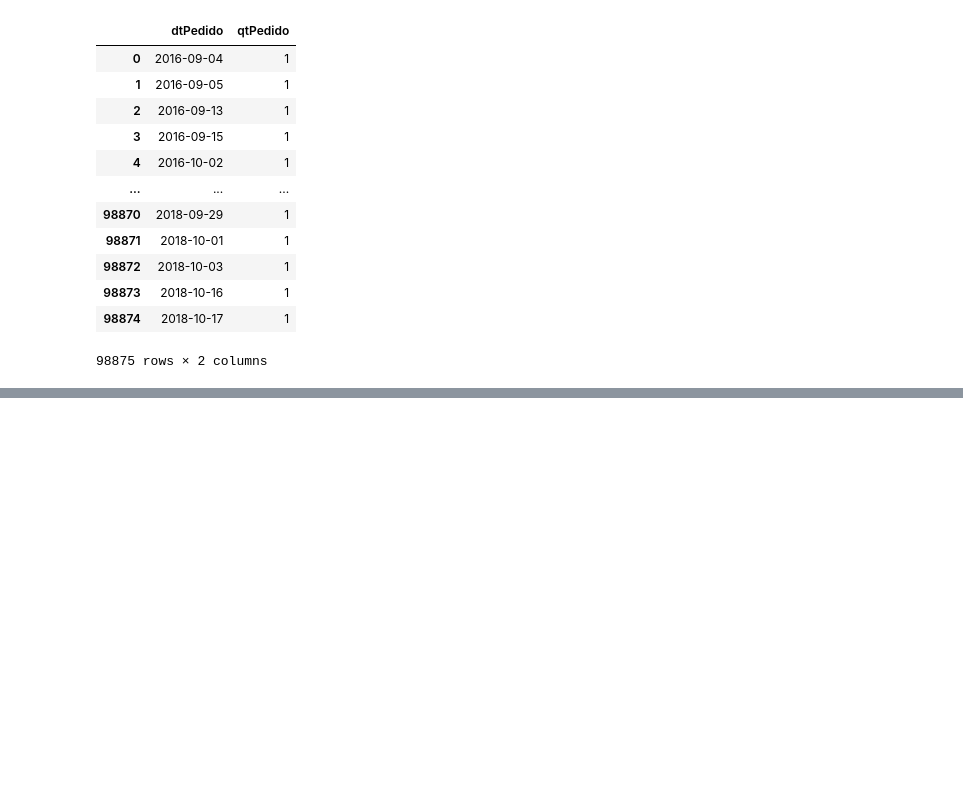
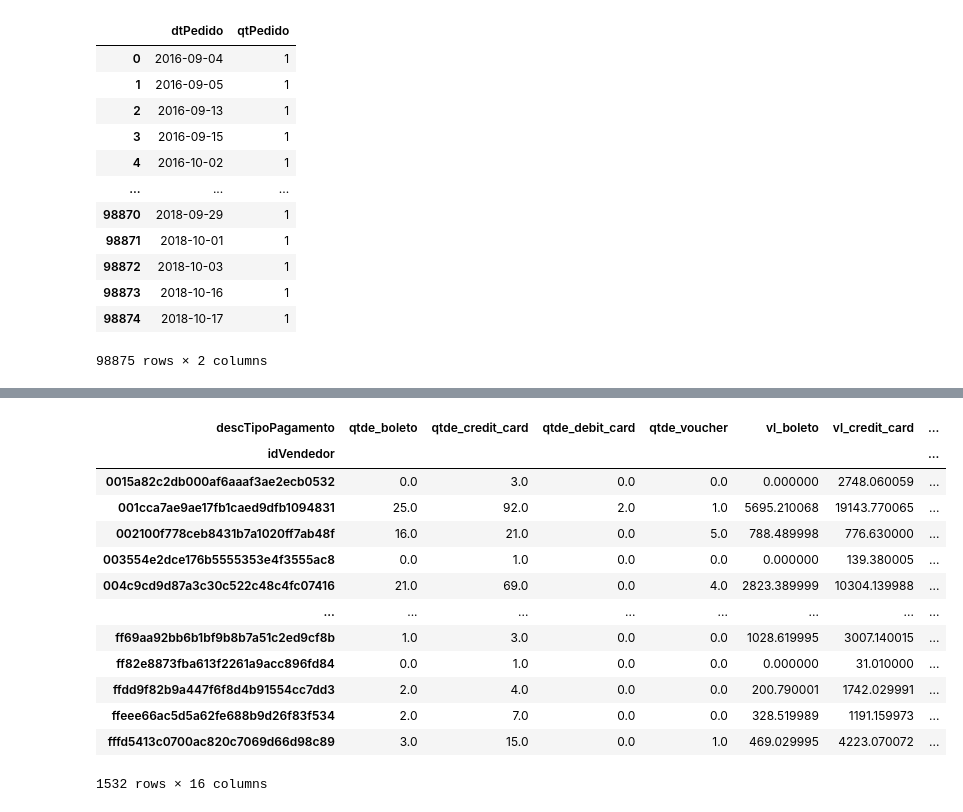
Before and after one commit to BaimaCaio/olist-ml-model, a Jupyter notebook: src/etl/pagamentos.ipynb, the cells around one changed output, grey strips where cells are left out. Cells and saved outputs as stored; diff of their text form; code cells hidden in the pictures; blank space fills up the shorter version.

Commit message:
montando a coluna no pandas

```diff
--- a/src/etl/pagamentos.ipynb
+++ b/src/etl/pagamentos.ipynb
@@ -28,0 +67,48 @@ fig.show()
+# %%
+# Calcula a porcentagem de cada coluna de quantidade
+def calcular_porcentagem_qt(coluna):
+    return coluna / qt_pedidos_formatado[['qtde_boleto',
+                                          'qtde_credit_card',
+                                          'qtde_debit_card',
+                                          'qtde_voucher']].sum(axis=1)
+
+# Adiciona as novas colunas de porcentagem
+qt_pedidos_formatado = qt_pedidos_formatado.assign(
+    porc_qtde_boleto=calcular_porcentagem_qt(qt_pedidos_formatado['qtde_boleto']),
+    porc_qtde_credit_card=calcular_porcentagem_qt(qt_pedidos_formatado['qtde_credit_card']),
+    porc_qtde_debit_card=calcular_porcentagem_qt(qt_pedidos_formatado['qtde_debit_card']),
+    porc_qtde_voucher=calcular_porcentagem_qt(qt_pedidos_formatado['qtde_voucher'])
+)
+
+
+def calcular_porcentagem_vl(coluna):
+    return coluna / qt_pedidos_formatado[['vl_boleto',
+                                         'vl_credit_card',
+                                         'vl_debit_card',
+                                         'vl_voucher']].sum(axis=1)
+
+# Adiciona as novas colunas de porcentagem
+qt_pedidos_formatado = qt_pedidos_formatado.assign(
+    porc_vl_boleto=calcular_porcentagem_vl(qt_pedidos_formatado['vl_boleto']),
+    porc_vl_credit_card=calcular_porcentagem_vl(qt_pedidos_formatado['vl_credit_card']),
+    porc_vl_debit_card=calcular_porcentagem_vl(qt_pedidos_formatado['vl_debit_card']),
+    porc_vl_voucher=calcular_porcentagem_vl(qt_pedidos_formatado['vl_voucher'])
+)
+# %%
+qt_pedidos_formatado = qt_pedidos_formatado.fillna(0)
+qt_pedidos_formatado
+# %% [output]
+| descTipoPagamento | qtde_boleto | qtde_credit_card | qtde_debit_card | qtde_voucher | vl_boleto | vl_credit_card | ... |
+| idVendedor |  |  |  |  |  |  | ... |
+| 0015a82c2db000af6aaaf3ae2ecb0532 | 0.0 | 3.0 | 0.0 | 0.0 | 0.000000 | 2748.060059 | ... |
+| 001cca7ae9ae17fb1caed9dfb1094831 | 25.0 | 92.0 | 2.0 | 1.0 | 5695.210068 | 19143.770065 | ... |
+| 002100f778ceb8431b7a1020ff7ab48f | 16.0 | 21.0 | 0.0 | 5.0 | 788.489998 | 776.630000 | ... |
+| 003554e2dce176b5555353e4f3555ac8 | 0.0 | 1.0 | 0.0 | 0.0 | 0.000000 | 139.380005 | ... |
+| 004c9cd9d87a3c30c522c48c4fc07416 | 21.0 | 69.0 | 0.0 | 4.0 | 2823.389999 | 10304.139988 | ... |
+| ... | ... | ... | ... | ... | ... | ... | ... |
+| ff69aa92bb6b1bf9b8b7a51c2ed9cf8b | 1.0 | 3.0 | 0.0 | 0.0 | 1028.619995 | 3007.140015 | ... |
+| ff82e8873fba613f2261a9acc896fd84 | 0.0 | 1.0 | 0.0 | 0.0 | 0.000000 | 31.010000 | ... |
+| ffdd9f82b9a447f6f8d4b91554cc7dd3 | 2.0 | 4.0 | 0.0 | 0.0 | 200.790001 | 1742.029991 | ... |
+| ffeee66ac5d5a62fe688b9d26f83f534 | 2.0 | 7.0 | 0.0 | 0.0 | 328.519989 | 1191.159973 | ... |
+| fffd5413c0700ac820c7069d66d98c89 | 3.0 | 15.0 | 0.0 | 1.0 | 469.029995 | 4223.070072 | ... |
+1532 rows × 16 columns
```
Also changed, not shown: parts of 1 cell of this notebook, 2 other files.
